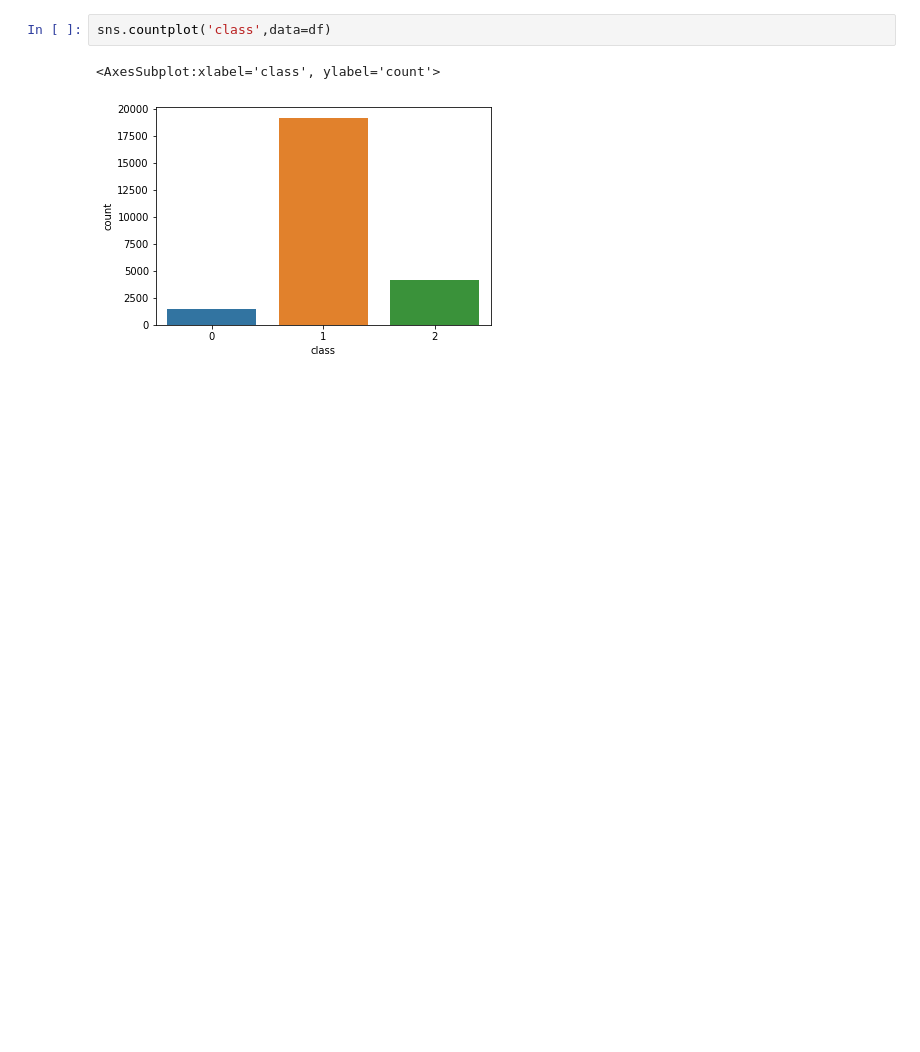
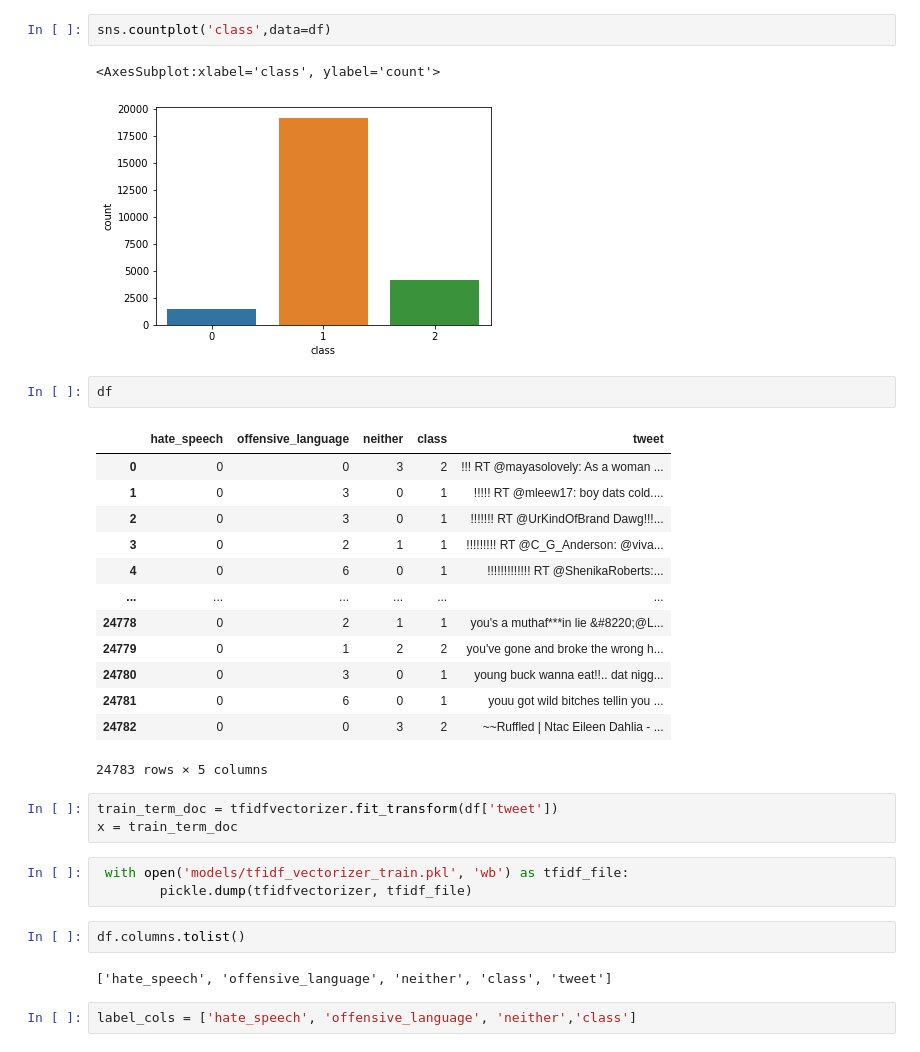
Before and after one commit to Ranjandixit/hate-speech-detection, a Jupyter notebook: training.ipynb, the cells around one changed output. Drawn from its saved outputs; the diff is of its cells as text; blank space fills up the shorter version.

```diff
--- a/training.ipynb
+++ b/training.ipynb
@@ -53,3 +123,31 @@ sns.countplot('class',data=df)
 # %% [output]
 <AxesSubplot:xlabel='class', ylabel='count'>
 [figure]
+# %%
+df
+# %% [output]
+|  | hate_speech | offensive_language | neither | class | tweet |
+| 0 | 0 | 0 | 3 | 2 | !!! RT @mayasolovely: As a woman ... |
+| 1 | 0 | 3 | 0 | 1 | !!!!! RT @mleew17: boy dats cold.... |
+| 2 | 0 | 3 | 0 | 1 | !!!!!!! RT @UrKindOfBrand Dawg!!!... |
+| 3 | 0 | 2 | 1 | 1 | !!!!!!!!! RT @C_G_Anderson: @viva... |
+| 4 | 0 | 6 | 0 | 1 | !!!!!!!!!!!!! RT @ShenikaRoberts:... |
+| ... | ... | ... | ... | ... | ... |
+| 24778 | 0 | 2 | 1 | 1 | you's a muthaf***in lie &#8220;@L... |
+| 24779 | 0 | 1 | 2 | 2 | you've gone and broke the wrong h... |
+| 24780 | 0 | 3 | 0 | 1 | young buck wanna eat!!.. dat nigg... |
+| 24781 | 0 | 6 | 0 | 1 | youu got wild bitches tellin you ... |
+| 24782 | 0 | 0 | 3 | 2 | ~~Ruffled | Ntac Eileen Dahlia - ... |
+24783 rows × 5 columns
+# %%
+train_term_doc = tfidfvectorizer.fit_transform(df['tweet'])
+x = train_term_doc
+# %%
+ with open('models/tfidf_vectorizer_train.pkl', 'wb') as tfidf_file:
+        pickle.dump(tfidfvectorizer, tfidf_file)
+# %%
+df.columns.tolist()
+# %% [output]
+['hate_speech', 'offensive_language', 'neither', 'class', 'tweet']
+# %%
+label_cols = ['hate_speech', 'offensive_language', 'neither','class']
```
Also changed, not shown: parts of 19 cells of this notebook, 8 other files.
